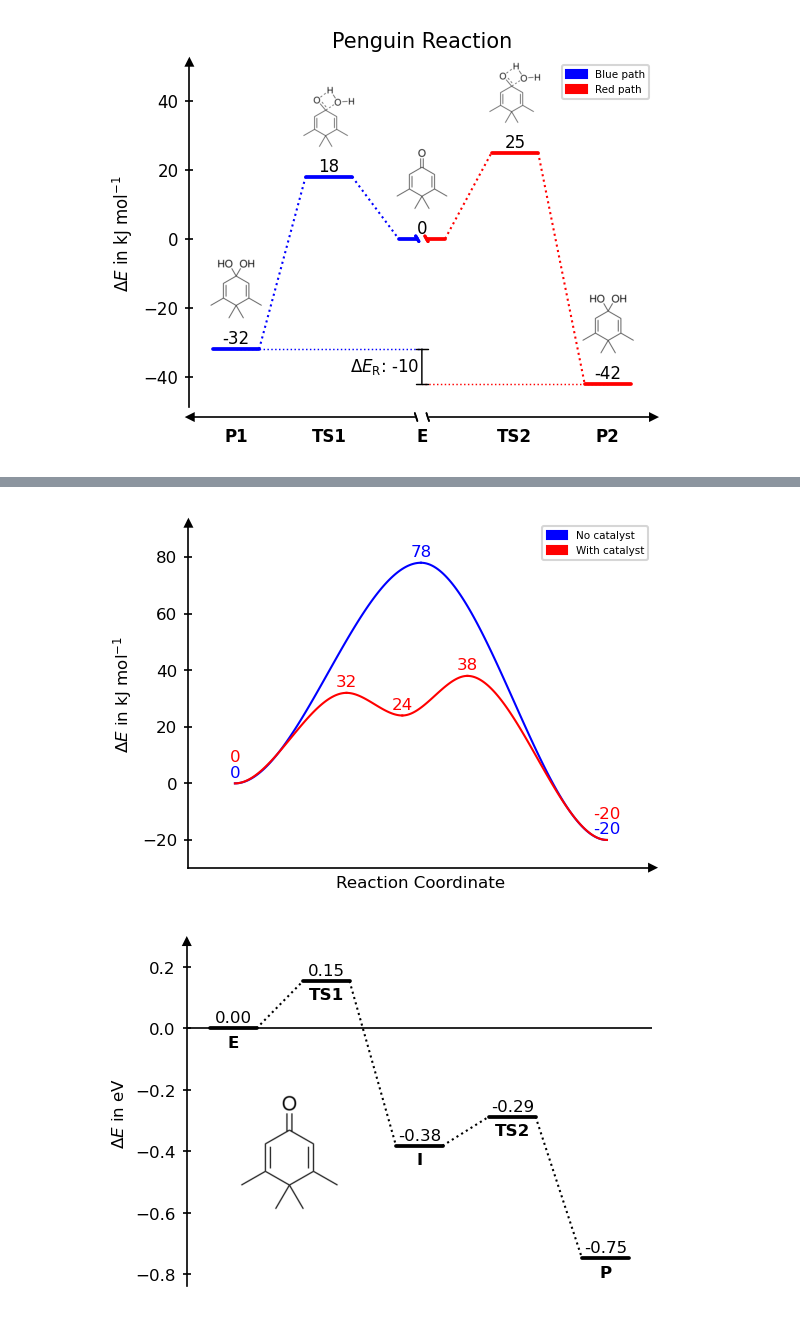
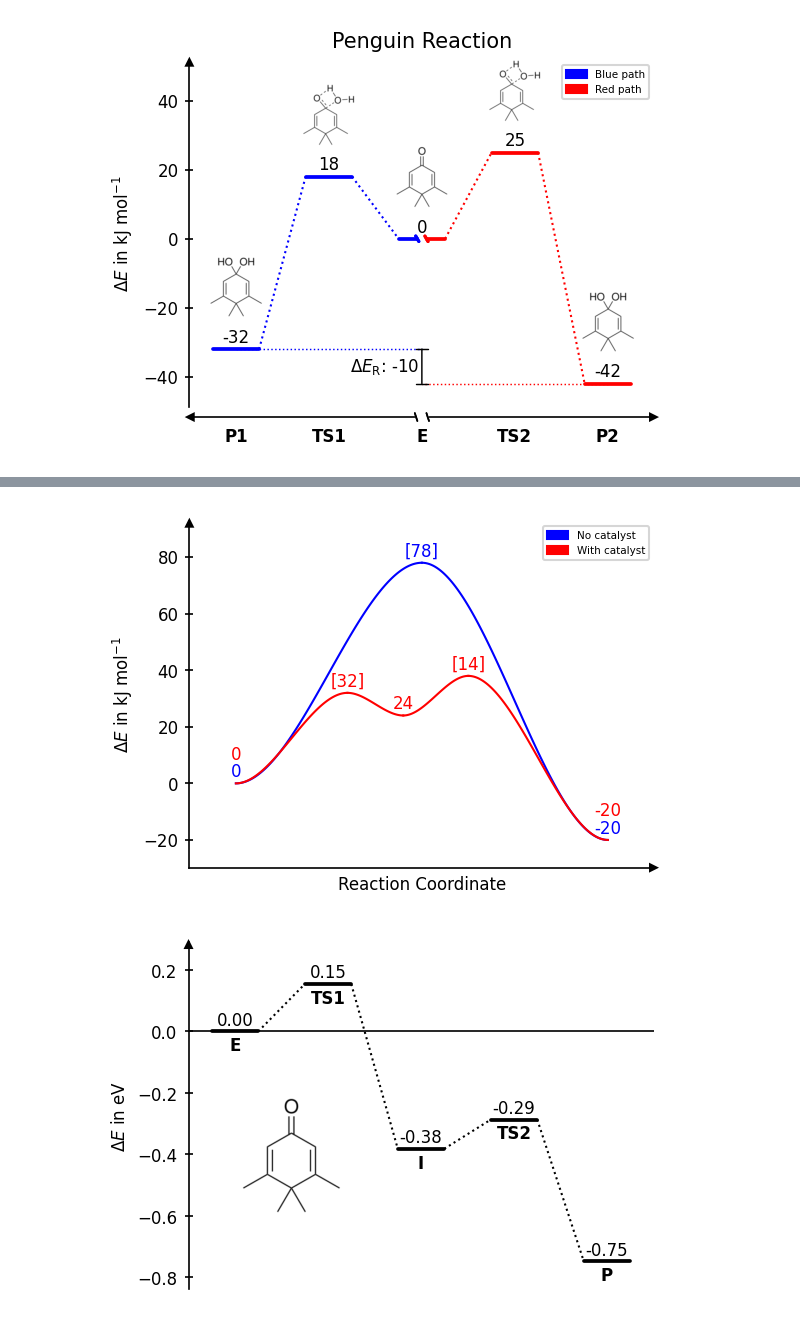
Before and after one commit to Tonner-Zech-Group/chem-diagrams, a Jupyter notebook: examples/readme_images.ipynb, the cells around one changed output, grey strips where cells are left out. Saved outputs shown, nothing was run; the diff lists cells and outputs as text; code cells hidden in the pictures.

Commit message:
Added modify_number_values method

```diff
--- a/examples/readme_images.ipynb
+++ b/examples/readme_images.ipynb
@@ -277,26 +277,54 @@ dia.show()
 # %%
+from chemdiagrams import EnergyDiagram
+
 dia = EnergyDiagram(style="halfboxed")
 
 dia.draw_path(
     [0, 2, 4], [0, 78, -20], "blue",
     path_name="No catalyst",
     linetypes=4,
     width_plateau=0,
 )
 
 dia.draw_path(
     [0,1.2 ,1.8, 2.5, 4], [0, 32, 24, 38, -20], "red",
     path_name="With catalyst",
     linetypes=4,
     width_plateau=0,
 )
 
+dia.add_numbers_auto()
+
+dia.modify_number_values(
+    2,
+    x_add=2,
+    x_subtract=0,
+    include_paths=["No catalyst"],
+    brackets=("[", "]"),
+)
+
+dia.modify_number_values(
+    1.2,
+    x_add=1.2,
+    x_subtract=0,
+    include_paths=["With catalyst"],
+    brackets=("[", "]"),
+)
+
+dia.modify_number_values(
+    2.5,
+    x_add=2.5,
+    x_subtract=1.8,
+    include_paths=["With catalyst"],
+    brackets=("[", "]"),
+)
+
 dia.ax.set_xlabel("Reaction Coordinate", fontsize=8)
 dia.ax.set_ylabel(r"$\Delta E$ in kJ mol$^{-1}$", fontsize=8)
-dia.add_numbers_auto()
+
 dia.legend(fontsize=5)
 dia.fig.savefig(os.path.join("..", "docs", "img", "title", "image_7.png"), dpi=300, bbox_inches="tight")
 dia.show()
 # %% [output]
-[figure, old version]
+[figure, new version]
 # %%
```
Also changed, not shown: parts of 19 cells of this notebook, 30 other files.
